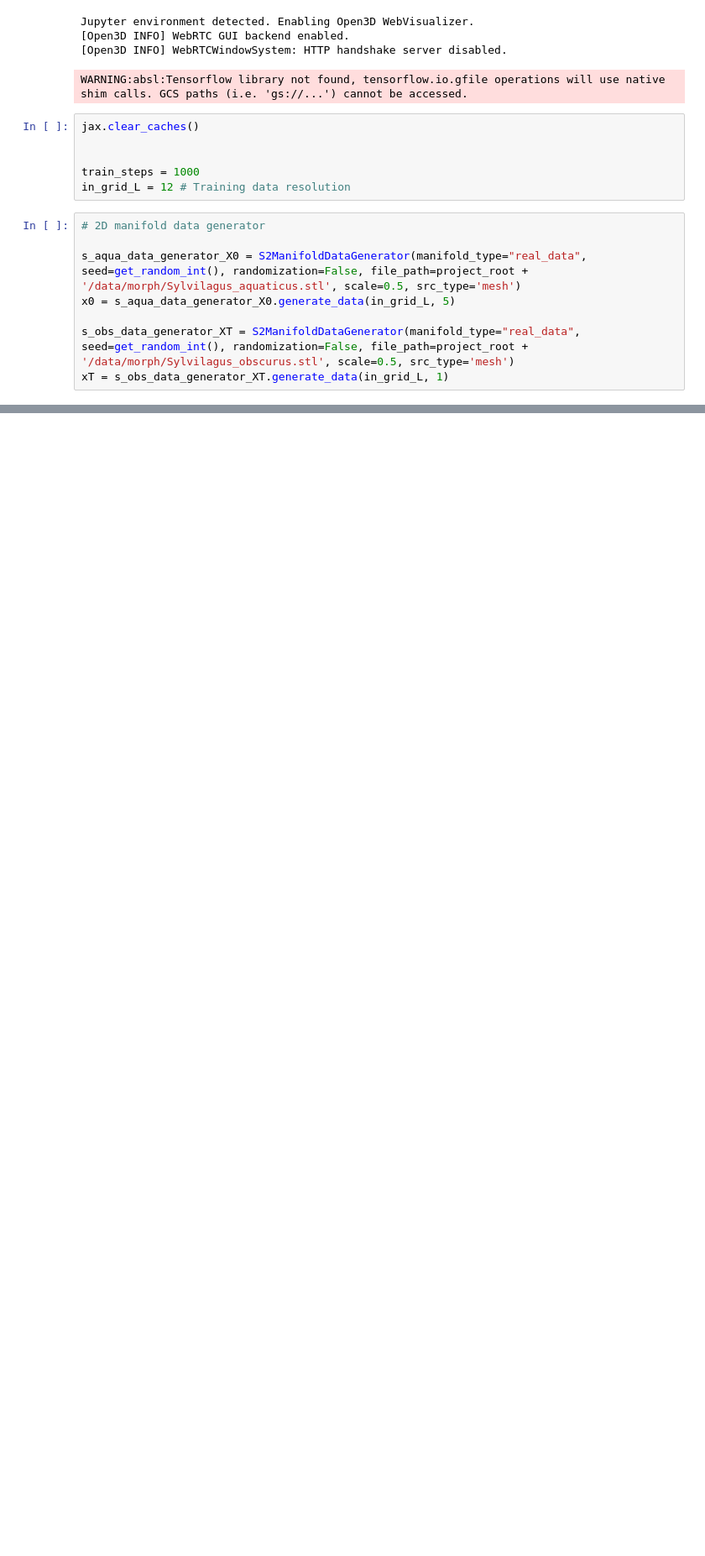
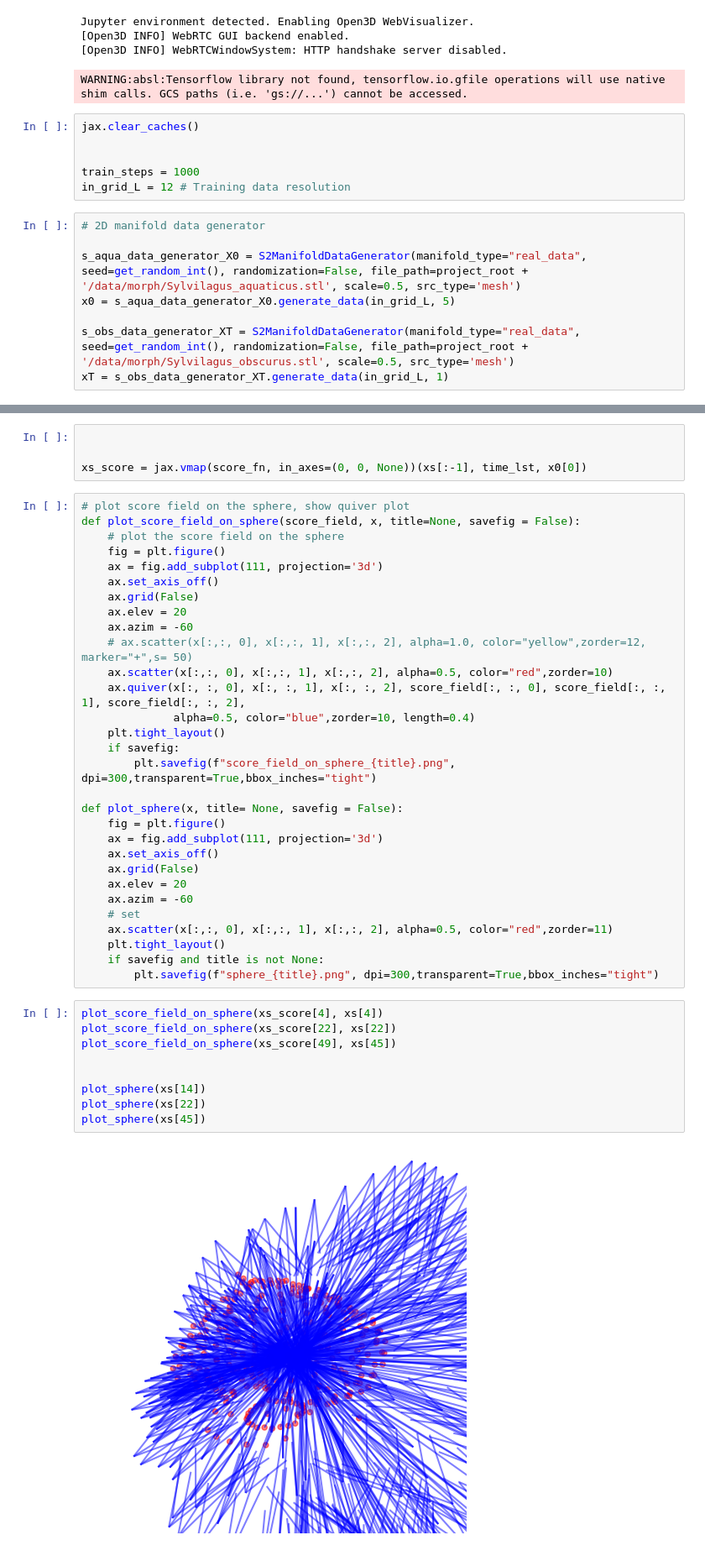
Before and after one commit to MateosCz/SCUNO, a Jupyter notebook: src/experiments/morph.ipynb, the cells around one changed output, grey strips where cells are left out. Shown at 84% size. Drawn from its saved outputs; the diff is of its cells as text; blank space fills up the shorter version.

```diff
--- a/src/experiments/morph.ipynb
+++ b/src/experiments/morph.ipynb
@@ -92,0 +182,45 @@ score_fn = lambda x, t, x0: model.apply(train_state.params, x, t, test_L) # x0 i
+# %%
+
+
+xs_score = jax.vmap(score_fn, in_axes=(0, 0, None))(xs[:-1], time_lst, x0[0])
+# %%
+# plot score field on the sphere, show quiver plot
+def plot_score_field_on_sphere(score_field, x, title=None, savefig = False):
+    # plot the score field on the sphere
+    fig = plt.figure()
+    ax = fig.add_subplot(111, projection='3d')
+    ax.set_axis_off()
+    ax.grid(False)
+    ax.elev = 20
+    ax.azim = -60
+    # ax.scatter(x[:,:, 0], x[:,:, 1], x[:,:, 2], alpha=1.0, color="yellow",zorder=12, marker="+",s= 50)
+    ax.scatter(x[:,:, 0], x[:,:, 1], x[:,:, 2], alpha=0.5, color="red",zorder=10)
+    ax.quiver(x[:, :, 0], x[:, :, 1], x[:, :, 2], score_field[:, :, 0], score_field[:, :, 1], score_field[:, :, 2],
+              alpha=0.5, color="blue",zorder=10, length=0.4)
+    plt.tight_layout()
+    if savefig:
+        plt.savefig(f"score_field_on_sphere_{title}.png", dpi=300,transparent=True,bbox_inches="tight")
+
+def plot_sphere(x, title= None, savefig = False):
+    fig = plt.figure()
+    ax = fig.add_subplot(111, projection='3d')
+    ax.set_axis_off()
+    ax.grid(False)
+    ax.elev = 20
+    ax.azim = -60
+    # set
+    ax.scatter(x[:,:, 0], x[:,:, 1], x[:,:, 2], alpha=0.5, color="red",zorder=11)
+    plt.tight_layout()
+    if savefig and title is not None:
+        plt.savefig(f"sphere_{title}.png", dpi=300,transparent=True,bbox_inches="tight")
+# %%
+plot_score_field_on_sphere(xs_score[4], xs[4])
+plot_score_field_on_sphere(xs_score[22], xs[22])
+plot_score_field_on_sphere(xs_score[49], xs[45])
+
+
+plot_sphere(xs[14])
+plot_sphere(xs[22])
+plot_sphere(xs[45])
+# %% [output]
+[figure, added]
```
Also changed, not shown: parts of 7 cells of this notebook, 1 other file.
